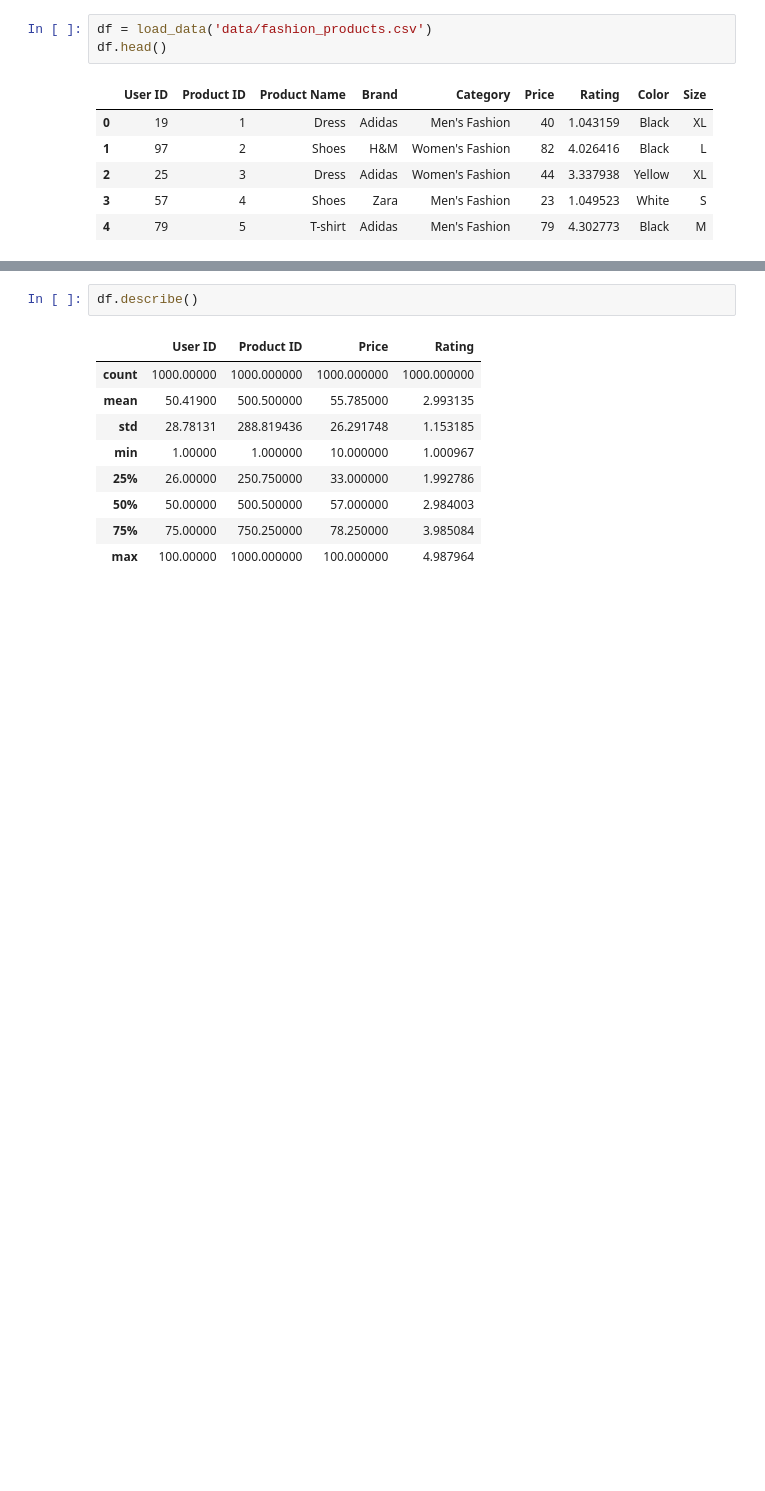
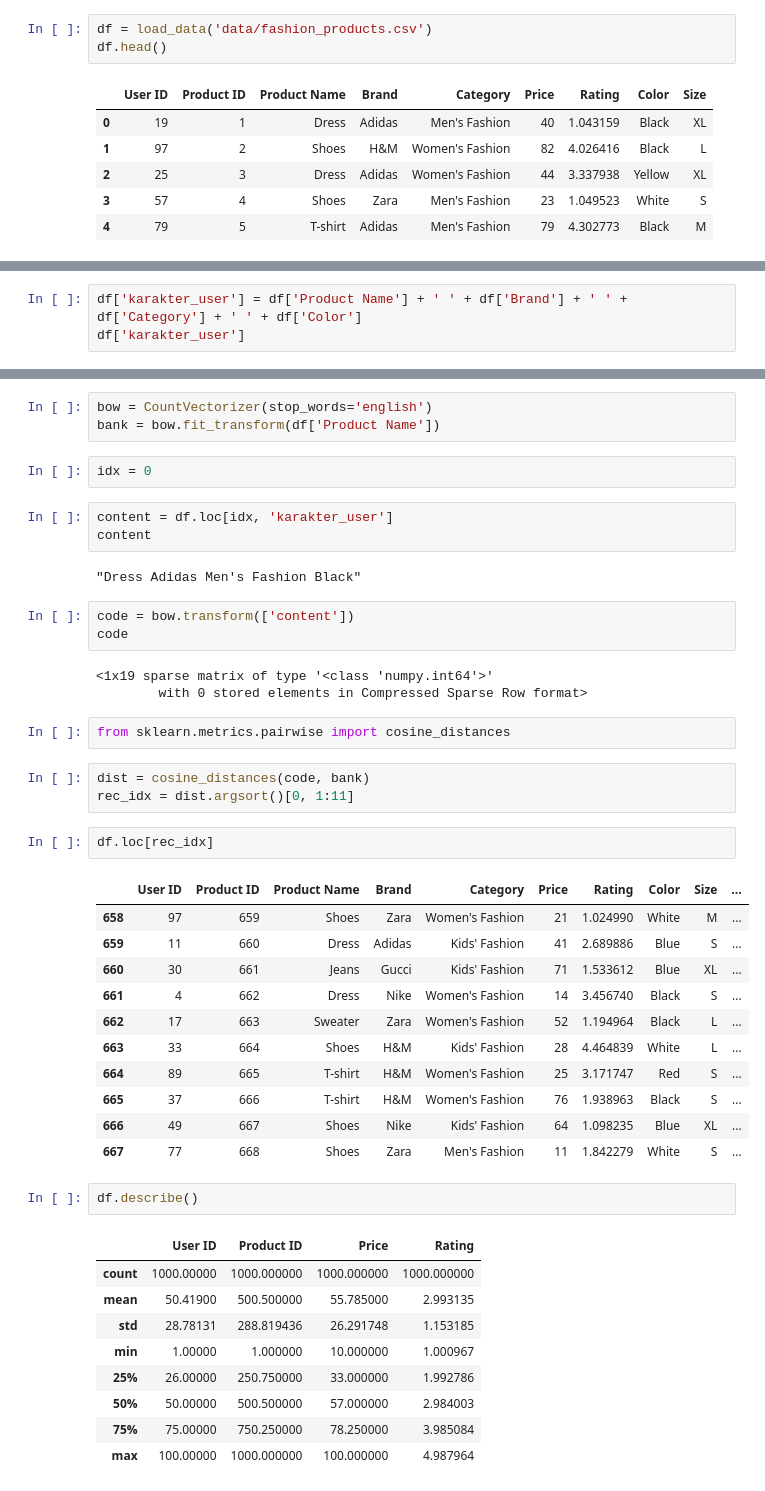
Before and after one commit to fffadhilll/recommender-system-hackathon, a Jupyter notebook: recsys_hackathon.ipynb, the cells around one changed output, grey strips where cells are left out. Cells and saved outputs as stored; diff of their text form; blank space fills up the shorter version.

```diff
--- a/recsys_hackathon.ipynb
+++ b/recsys_hackathon.ipynb
@@ -31,0 +35,3 @@ df.head()
+# %%
+df['karakter_user'] = df['Product Name'] + ' ' + df['Brand'] + ' ' + df['Category'] + ' ' + df['Color']
+df['karakter_user']
@@ -32,3 +51,38 @@ df.head()
+# %%
+bow = CountVectorizer(stop_words='english')
+bank = bow.fit_transform(df['Product Name'])
+# %%
+idx = 0
+# %%
+content = df.loc[idx, 'karakter_user']
+content
+# %% [output]
+"Dress Adidas Men's Fashion Black"
+# %%
+code = bow.transform(['content'])
+code
+# %% [output]
+<1x19 sparse matrix of type '<class 'numpy.int64'>'
+        with 0 stored elements in Compressed Sparse Row format>
+# %%
+from sklearn.metrics.pairwise import cosine_distances
+# %%
+dist = cosine_distances(code, bank)
+rec_idx = dist.argsort()[0, 1:11]
+# %%
+df.loc[rec_idx]
+# %% [output]
+|  | User ID | Product ID | Product Name | Brand | Category | Price | Rating | Color | Size | ... |
+| 658 | 97 | 659 | Shoes | Zara | Women's Fashion | 21 | 1.024990 | White | M | ... |
+| 659 | 11 | 660 | Dress | Adidas | Kids' Fashion | 41 | 2.689886 | Blue | S | ... |
+| 660 | 30 | 661 | Jeans | Gucci | Kids' Fashion | 71 | 1.533612 | Blue | XL | ... |
+| 661 | 4 | 662 | Dress | Nike | Women's Fashion | 14 | 3.456740 | Black | S | ... |
+| 662 | 17 | 663 | Sweater | Zara | Women's Fashion | 52 | 1.194964 | Black | L | ... |
+| 663 | 33 | 664 | Shoes | H&M | Kids' Fashion | 28 | 4.464839 | White | L | ... |
+| 664 | 89 | 665 | T-shirt | H&M | Women's Fashion | 25 | 3.171747 | Red | S | ... |
+| 665 | 37 | 666 | T-shirt | H&M | Women's Fashion | 76 | 1.938963 | Black | S | ... |
+| 666 | 49 | 667 | Shoes | Nike | Kids' Fashion | 64 | 1.098235 | Blue | XL | ... |
+| 667 | 77 | 668 | Shoes | Zara | Men's Fashion | 11 | 1.842279 | White | S | ... |
 # %%
 df.describe()
 # %% [output]
```
Also changed, not shown: parts of 2 cells of this notebook, 1 other file.
